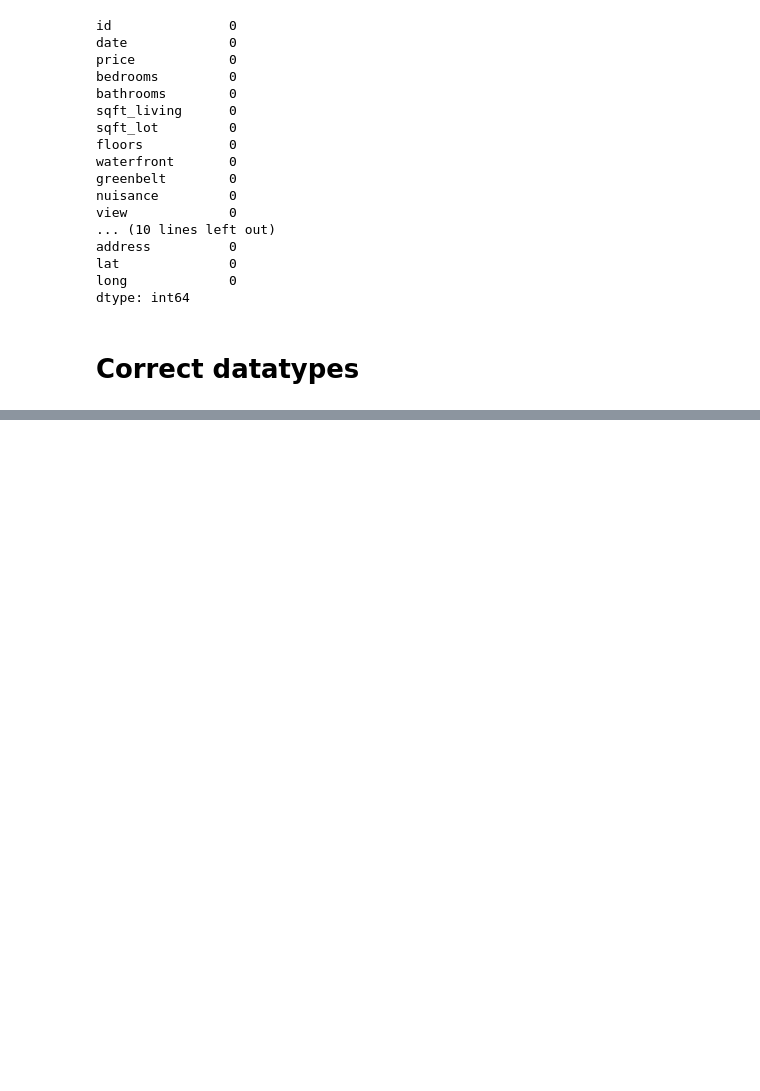
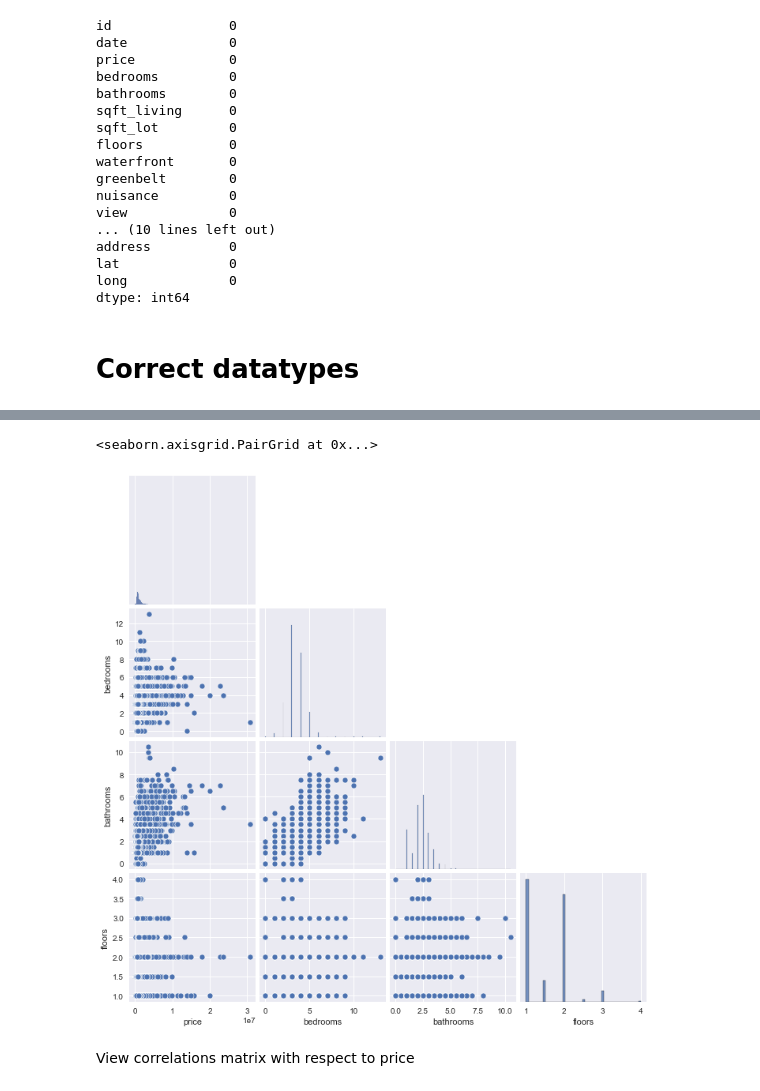
Before and after one commit to cristopher-d-delgado/Project_Linear_Regression_King_County, a Jupyter notebook: notebooks/data_preparation.ipynb, the cells around one changed output, grey strips where cells are left out. Drawn from its saved outputs; the diff is of its cells as text; code cells hidden in the pictures; blank space fills up the shorter version.

```diff
--- a/notebooks/data_preparation.ipynb
+++ b/notebooks/data_preparation.ipynb
@@ -137,0 +262,8 @@ dtype: int64
+# %%
+# Create a scatter plot matrix for categorical values using seaborn
+sns.pairplot(king[categoricals], diag_kind = 'hist', corner = True)
+# %% [output]
+<seaborn.axisgrid.PairGrid at 0x...>
+[figure, added]
+# %% [markdown]
+View correlations matrix with respect to price
```
Also changed, not shown: parts of 21 cells of this notebook.
